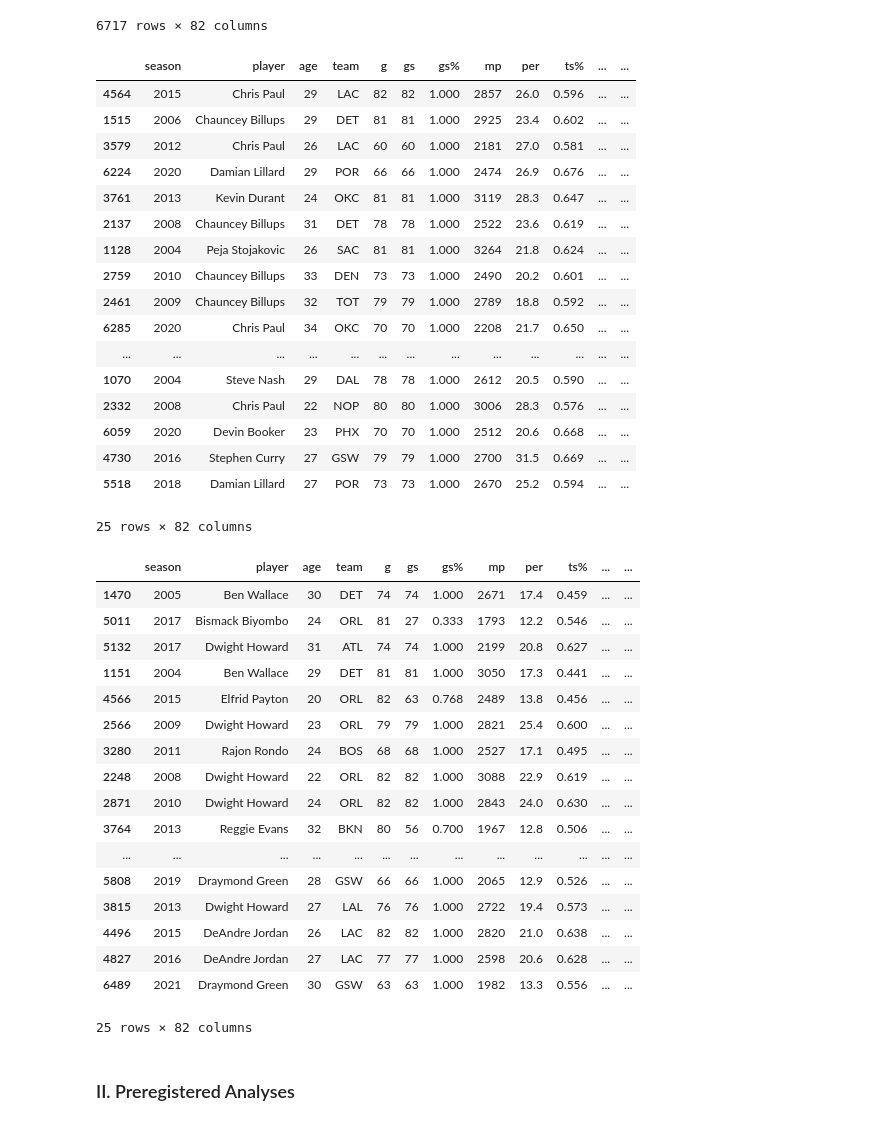
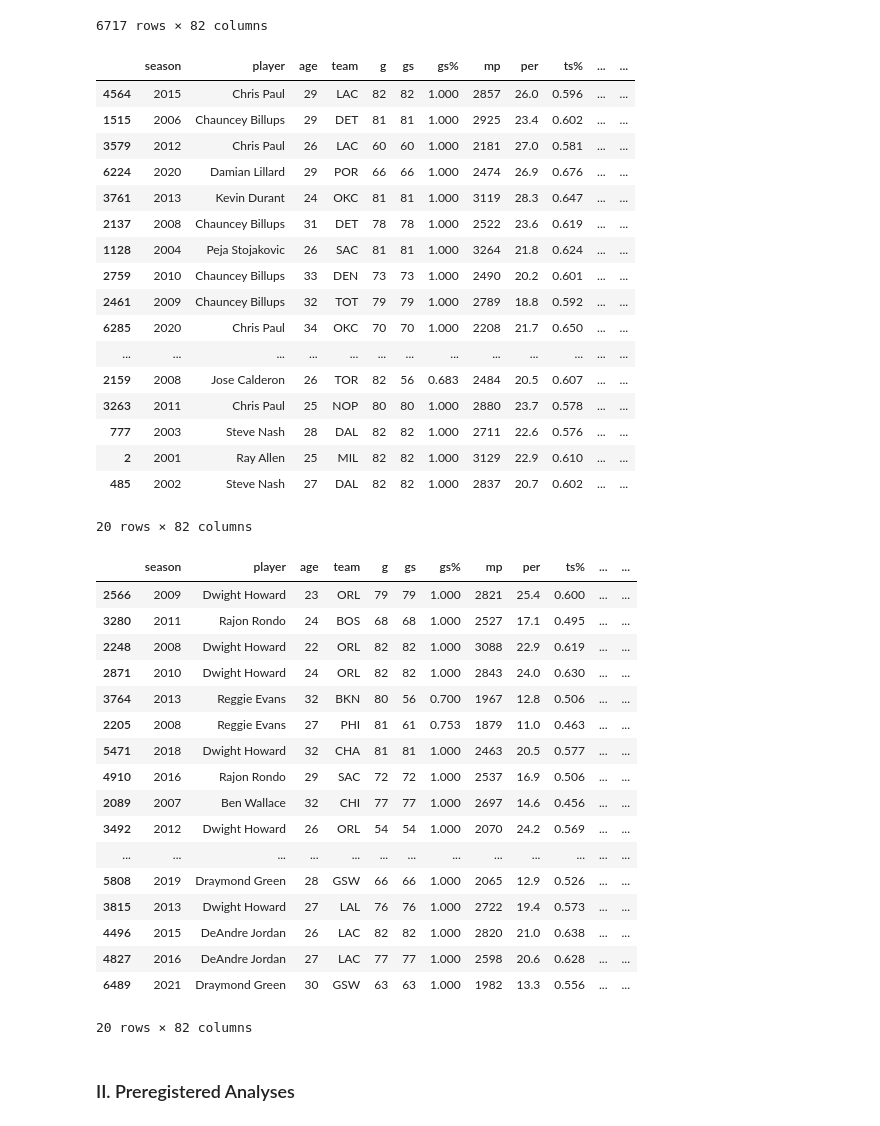
Before and after one commit to MAhram1/INFO-2950-Project, a Jupyter notebook: proj5.ipynb, the cells around one changed output. Drawn from its saved outputs; the diff is of its cells as text; code cells hidden in the pictures.

```diff
--- a/proj5.ipynb
+++ b/proj5.ipynb
@@ -404,7 +350,7 @@ sorted_by_si_offense_rank
 | 6489 | 2021 | Draymond Green | 30 | GSW | 63 | 63 | 1.0 | 1982 | 13.3 | 0.556 | ... | ... |
 6717 rows × 82 columns
 # %%
-sorted_by_si_offense_rank.head(25)
+sorted_by_si_offense_rank.head(20)
 # %% [output]
 |  | season | player | age | team | g | gs | gs% | mp | per | ts% | ... | ... |
 | 4564 | 2015 | Chris Paul | 29 | LAC | 82 | 82 | 1.000 | 2857 | 26.0 | 0.596 | ... | ... |
@@ -418,33 +364,33 @@ sorted_by_si_offense_rank.head(25)
 | 2461 | 2009 | Chauncey Billups | 32 | TOT | 79 | 79 | 1.000 | 2789 | 18.8 | 0.592 | ... | ... |
 | 6285 | 2020 | Chris Paul | 34 | OKC | 70 | 70 | 1.000 | 2208 | 21.7 | 0.650 | ... | ... |
 | ... | ... | ... | ... | ... | ... | ... | ... | ... | ... | ... | ... | ... |
-| 1070 | 2004 | Steve Nash | 29 | DAL | 78 | 78 | 1.000 | 2612 | 20.5 | 0.590 | ... | ... |
-| 2332 | 2008 | Chris Paul | 22 | NOP | 80 | 80 | 1.000 | 3006 | 28.3 | 0.576 | ... | ... |
-| 6059 | 2020 | Devin Booker | 23 | PHX | 70 | 70 | 1.000 | 2512 | 20.6 | 0.668 | ... | ... |
-| 4730 | 2016 | Stephen Curry | 27 | GSW | 79 | 79 | 1.000 | 2700 | 31.5 | 0.669 | ... | ... |
-| 5518 | 2018 | Damian Lillard | 27 | POR | 73 | 73 | 1.000 | 2670 | 25.2 | 0.594 | ... | ... |
+| 2159 | 2008 | Jose Calderon | 26 | TOR | 82 | 56 | 0.683 | 2484 | 20.5 | 0.607 | ... | ... |
+| 3263 | 2011 | Chris Paul | 25 | NOP | 80 | 80 | 1.000 | 2880 | 23.7 | 0.578 | ... | ... |
+| 777 | 2003 | Steve Nash | 28 | DAL | 82 | 82 | 1.000 | 2711 | 22.6 | 0.576 | ... | ... |
+| 2 | 2001 | Ray Allen | 25 | MIL | 82 | 82 | 1.000 | 3129 | 22.9 | 0.610 | ... | ... |
+| 485 | 2002 | Steve Nash | 27 | DAL | 82 | 82 | 1.000 | 2837 | 20.7 | 0.602 | ... | ... |
-25 rows × 82 columns
+20 rows × 82 columns
 # %%
-sorted_by_si_offense_rank.tail(25)
+sorted_by_si_offense_rank.tail(20)
 # %% [output]
 |  | season | player | age | team | g | gs | gs% | mp | per | ts% | ... | ... |
-| 1470 | 2005 | Ben Wallace | 30 | DET | 74 | 74 | 1.000 | 2671 | 17.4 | 0.459 | ... | ... |
-| 5011 | 2017 | Bismack Biyombo | 24 | ORL | 81 | 27 | 0.333 | 1793 | 12.2 | 0.546 | ... | ... |
-| 5132 | 2017 | Dwight Howard | 31 | ATL | 74 | 74 | 1.000 | 2199 | 20.8 | 0.627 | ... | ... |
-| 1151 | 2004 | Ben Wallace | 29 | DET | 81 | 81 | 1.000 | 3050 | 17.3 | 0.441 | ... | ... |
-| 4566 | 2015 | Elfrid Payton | 20 | ORL | 82 | 63 | 0.768 | 2489 | 13.8 | 0.456 | ... | ... |
 | 2566 | 2009 | Dwight Howard | 23 | ORL | 79 | 79 | 1.000 | 2821 | 25.4 | 0.600 | ... | ... |
 | 3280 | 2011 | Rajon Rondo | 24 | BOS | 68 | 68 | 1.000 | 2527 | 17.1 | 0.495 | ... | ... |
 | 2248 | 2008 | Dwight Howard | 22 | ORL | 82 | 82 | 1.000 | 3088 | 22.9 | 0.619 | ... | ... |
 | 2871 | 2010 | Dwight Howard | 24 | ORL | 82 | 82 | 1.000 | 2843 | 24.0 | 0.630 | ... | ... |
 | 3764 | 2013 | Reggie Evans | 32 | BKN | 80 | 56 | 0.700 | 1967 | 12.8 | 0.506 | ... | ... |
+| 2205 | 2008 | Reggie Evans | 27 | PHI | 81 | 61 | 0.753 | 1879 | 11.0 | 0.463 | ... | ... |
+| 5471 | 2018 | Dwight Howard | 32 | CHA | 81 | 81 | 1.000 | 2463 | 20.5 | 0.577 | ... | ... |
+| 4910 | 2016 | Rajon Rondo | 29 | SAC | 72 | 72 | 1.000 | 2537 | 16.9 | 0.506 | ... | ... |
+| 2089 | 2007 | Ben Wallace | 32 | CHI | 77 | 77 | 1.000 | 2697 | 14.6 | 0.456 | ... | ... |
+| 3492 | 2012 | Dwight Howard | 26 | ORL | 54 | 54 | 1.000 | 2070 | 24.2 | 0.569 | ... | ... |
 | ... | ... | ... | ... | ... | ... | ... | ... | ... | ... | ... | ... | ... |
 | 5808 | 2019 | Draymond Green | 28 | GSW | 66 | 66 | 1.000 | 2065 | 12.9 | 0.526 | ... | ... |
 | 3815 | 2013 | Dwight Howard | 27 | LAL | 76 | 76 | 1.000 | 2722 | 19.4 | 0.573 | ... | ... |
 | 4496 | 2015 | DeAndre Jordan | 26 | LAC | 82 | 82 | 1.000 | 2820 | 21.0 | 0.638 | ... | ... |
 | 4827 | 2016 | DeAndre Jordan | 27 | LAC | 77 | 77 | 1.000 | 2598 | 20.6 | 0.628 | ... | ... |
 | 6489 | 2021 | Draymond Green | 30 | GSW | 63 | 63 | 1.000 | 1982 | 13.3 | 0.556 | ... | ... |
-25 rows × 82 columns
+20 rows × 82 columns
 # %% [markdown]
 ### II. Preregistered Analyses
 # %% [markdown]
```
Also changed, not shown: parts of 8 cells of this notebook.
